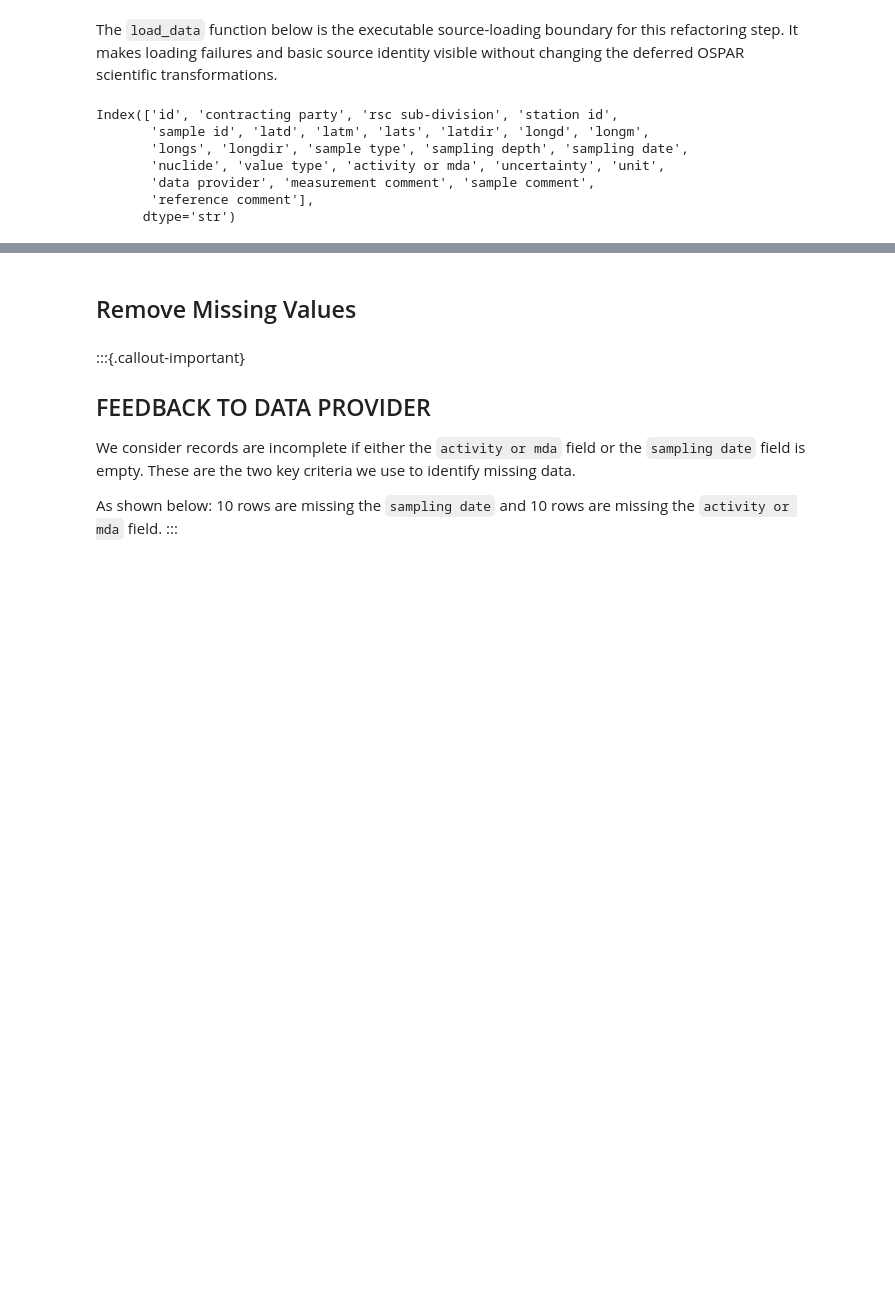
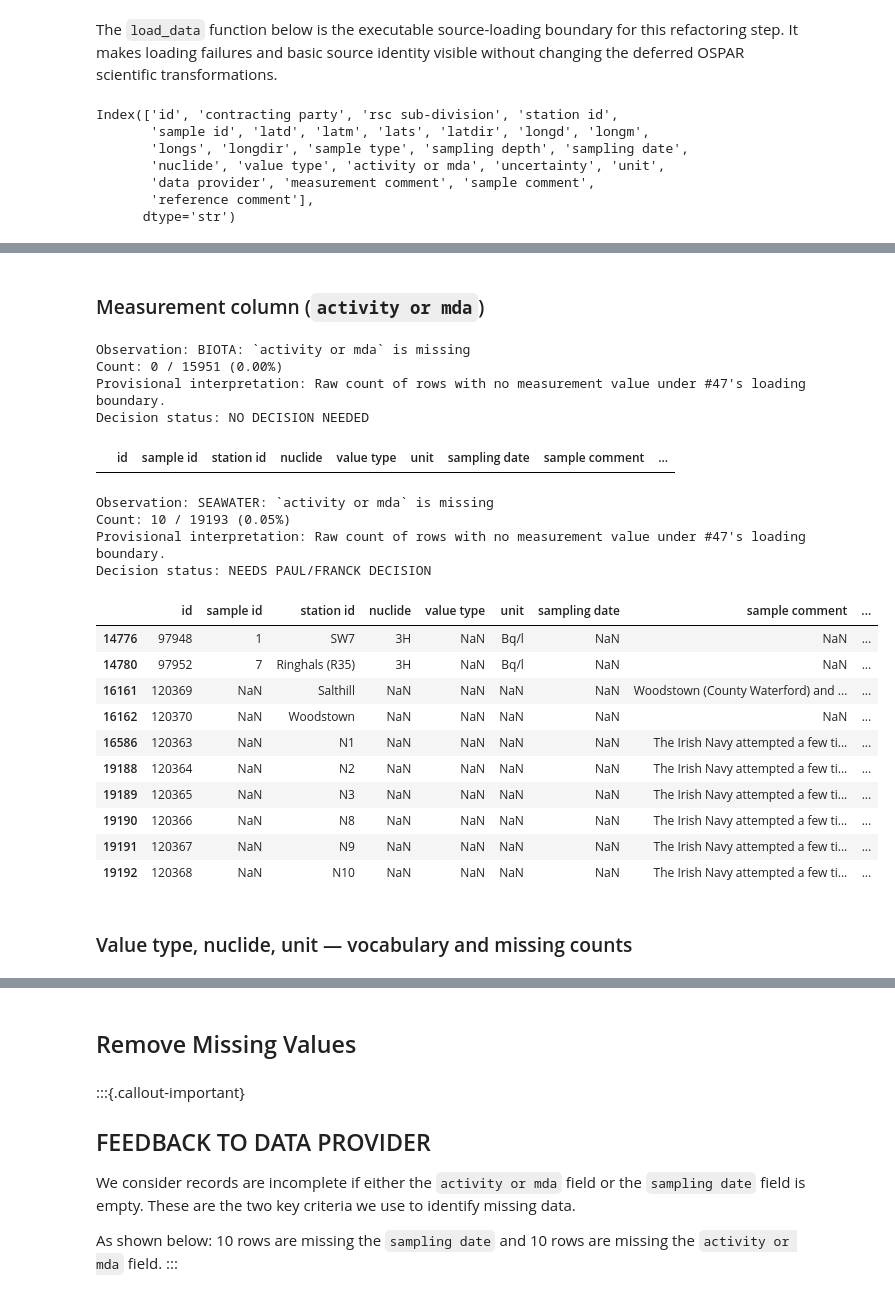
Before and after one commit to tabascojijii/marisco, a Jupyter notebook: nbs/handlers/ospar.ipynb, the cells around one changed output, grey strips where cells are left out. Saved outputs shown, nothing was run; the diff lists cells and outputs as text; code cells hidden in the pictures; blank space fills up the shorter version.

```diff
--- a/nbs/handlers/ospar.ipynb
+++ b/nbs/handlers/ospar.ipynb
@@ -171,0 +280,13 @@ Index(['id', 'contracting party', 'rsc sub-division', 'station id',
+# %%
+#| eval: false
+cardinality_rows = []
+for grp, df in source_dfs.items():
+    cardinality_rows.append(
+        {
+            "group": grp,
+            "rows": len(df),
+            "id_unique": df["id"].nunique(),
+            "id_duplicated_rows": len(df) - df["id"].nunique(),
+        }
+    )
+pd.DataFrame(cardinality_rows).sort_values("group").reset_index(drop=True)
@@ -171,0 +391,52 @@ Index(['id', 'contracting party', 'rsc sub-division', 'station id',
+# %% [markdown]
+### Measurement column (`activity or mda`)
+# %%
+#| eval: false
+for grp, df in source_dfs.items():
+    mask = df["activity or mda"].isna()
+    result = summarize_condition(
+        df,
+        mask,
+        [
+            "id",
+            "sample id",
+            "station id",
+            "nuclide",
+            "value type",
+            "unit",
+            "sampling date",
+            "sample comment",
+        ],
+    )
+    status = (
+        "NO DECISION NEEDED" if result["n_affected"] == 0 else "NEEDS PAUL/FRANCK DECISION"
+    )
+    report(
+        f"{grp}: `activity or mda` is missing",
+        result,
+        "Raw count of rows with no measurement value under #47's loading boundary.",
+        status,
+    )
+# %% [output]
+Observation: BIOTA: `activity or mda` is missing
+Count: 0 / 15951 (0.00%)
+Provisional interpretation: Raw count of rows with no measurement value under #47's loading boundary.
+Decision status: NO DECISION NEEDED
+|  | id | sample id | station id | nuclide | value type | unit | sampling date | sample comment | ... |
+Observation: SEAWATER: `activity or mda` is missing
+Count: 10 / 19193 (0.05%)
+Provisional interpretation: Raw count of rows with no measurement value under #47's loading boundary.
+Decision status: NEEDS PAUL/FRANCK DECISION
+|  | id | sample id | station id | nuclide | value type | unit | sampling date | sample comment | ... |
+| 14776 | 97948 | 1 | SW7 | 3H | NaN | Bq/l | NaN | NaN | ... |
+| 14780 | 97952 | 7 | Ringhals (R35) | 3H | NaN | Bq/l | NaN | NaN | ... |
+| 16161 | 120369 | NaN | Salthill | NaN | NaN | NaN | NaN | Woodstown (County Waterford) and ... | ... |
+| 16162 | 120370 | NaN | Woodstown | NaN | NaN | NaN | NaN | NaN | ... |
+| 16586 | 120363 | NaN | N1 | NaN | NaN | NaN | NaN | The Irish Navy attempted a few ti... | ... |
+| 19188 | 120364 | NaN | N2 | NaN | NaN | NaN | NaN | The Irish Navy attempted a few ti... | ... |
+| 19189 | 120365 | NaN | N3 | NaN | NaN | NaN | NaN | The Irish Navy attempted a few ti... | ... |
+| 19190 | 120366 | NaN | N8 | NaN | NaN | NaN | NaN | The Irish Navy attempted a few ti... | ... |
+| 19191 | 120367 | NaN | N9 | NaN | NaN | NaN | NaN | The Irish Navy attempted a few ti... | ... |
+| 19192 | 120368 | NaN | N10 | NaN | NaN | NaN | NaN | The Irish Navy attempted a few ti... | ... |
+# %% [markdown]
+### Value type, nuclide, unit — vocabulary and missing counts
```
Also changed, not shown: parts of 27 cells of this notebook.
